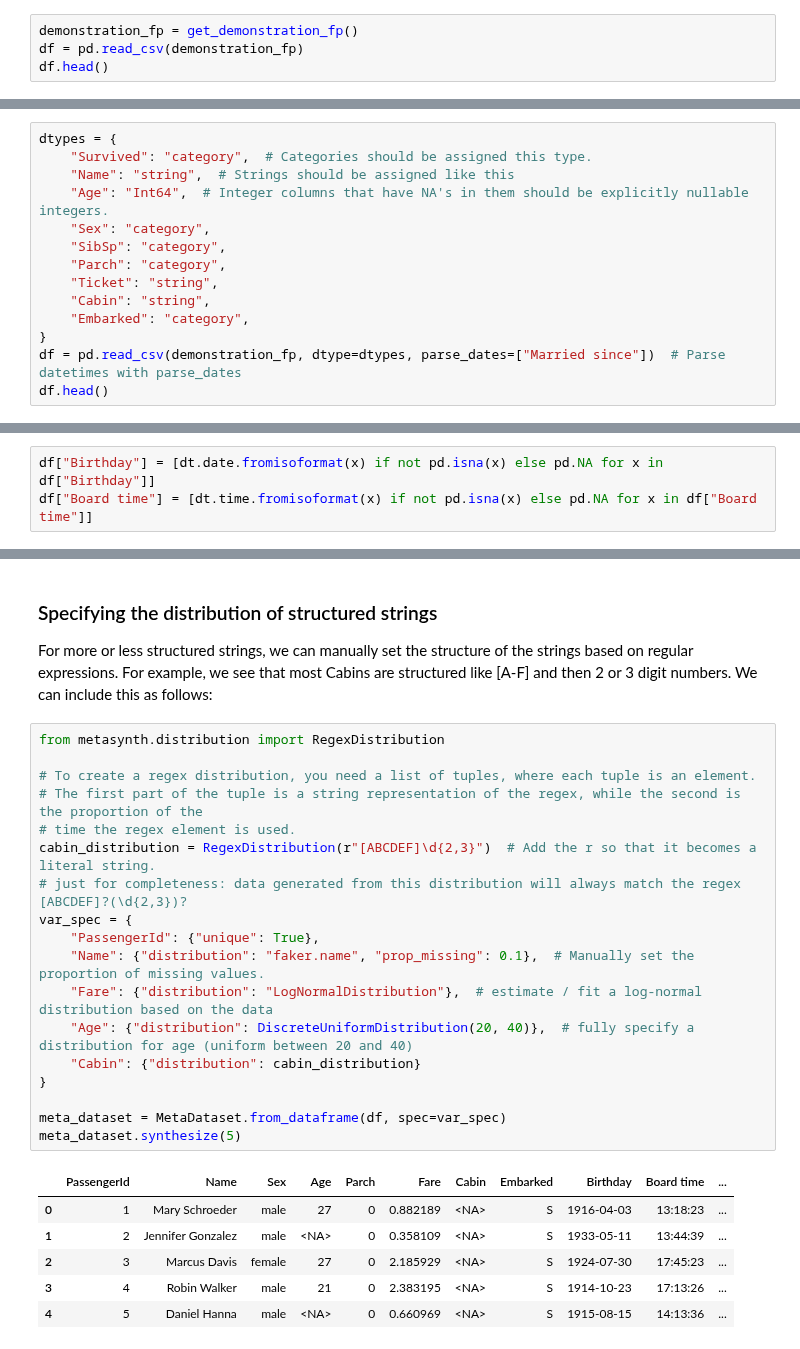
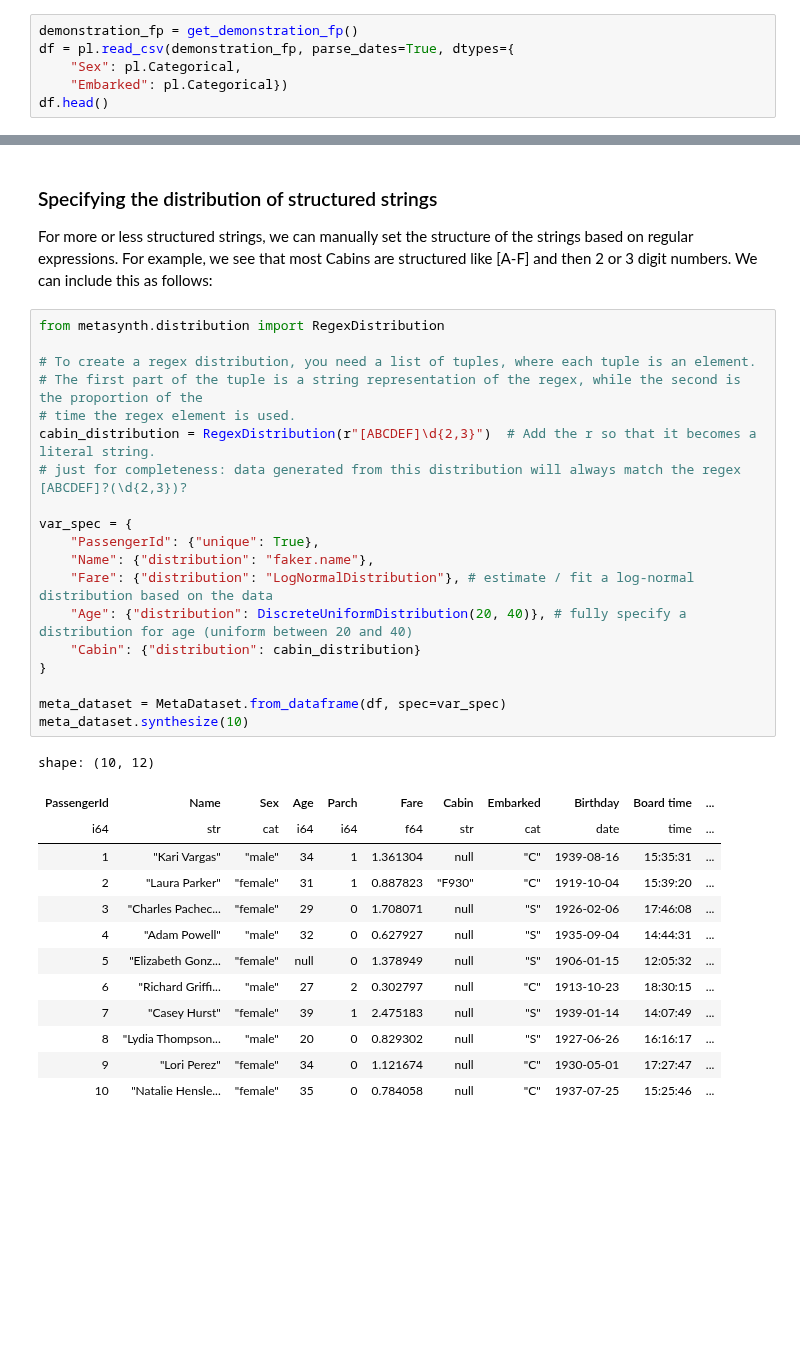
Before and after one commit to sodascience/metasyn, a Jupyter notebook: examples/advanced_tutorial.ipynb, the cells around one changed output, grey strips where cells are left out. Cells and saved outputs as stored; diff of their text form; blank space fills up the shorter version.

Commit message:
Convert MetaSynth to use polars internally

```diff
--- a/examples/advanced_tutorial.ipynb
+++ b/examples/advanced_tutorial.ipynb
@@ -18,6 +18,8 @@ from utils import get_demonstration_fp
 The first step in creating the metadata is reading and converting your dataset to a pandas DataFrame.
 # %%
 demonstration_fp = get_demonstration_fp()
-df = pd.read_csv(demonstration_fp)
+df = pl.read_csv(demonstration_fp, parse_dates=True, dtypes={
+    "Sex": pl.Categorical,
+    "Embarked": pl.Categorical})
 df.head()
 # %% [output]
@@ -34,14 +33,0 @@ In general, we support [pandas dtypes](https://pandas.pydata.org/pandas-docs/sta
-# %%
-dtypes = {
-    "Survived": "category",  # Categories should be assigned this type.
-    "Name": "string",  # Strings should be assigned like this
-    "Age": "Int64",  # Integer columns that have NA's in them should be explicitly nullable integers.
-    "Sex": "category",
-    "SibSp": "category",
-    "Parch": "category",
-    "Ticket": "string",
-    "Cabin": "string",
-    "Embarked": "category",
-}
-df = pd.read_csv(demonstration_fp, dtype=dtypes, parse_dates=["Married since"])  # Parse datetimes with parse_dates
-df.head()
@@ -61,6 +34,3 @@ Note the check for NA dates/times, otherwise it will raise an error instead.
-# %%
-df["Birthday"] = [dt.date.fromisoformat(x) if not pd.isna(x) else pd.NA for x in df["Birthday"]]
-df["Board time"] = [dt.time.fromisoformat(x) if not pd.isna(x) else pd.NA for x in df["Board time"]]
 # %% [markdown]
 Now, let's check the data types of our DataFrame:
 # %%
@@ -234,25 +209,33 @@ For more or less structured strings, we can manually set the structure of the st
 # %%
 from metasynth.distribution import RegexDistribution
 
 # To create a regex distribution, you need a list of tuples, where each tuple is an element.
 # The first part of the tuple is a string representation of the regex, while the second is the proportion of the
 # time the regex element is used.
 cabin_distribution = RegexDistribution(r"[ABCDEF]\d{2,3}")  # Add the r so that it becomes a literal string.
 # just for completeness: data generated from this distribution will always match the regex [ABCDEF]?(\d{2,3})?
+
 var_spec = {
     "PassengerId": {"unique": True},
-    "Name": {"distribution": "faker.name", "prop_missing": 0.1},  # Manually set the proportion of missing values.
-    "Fare": {"distribution": "LogNormalDistribution"},  # estimate / fit a log-normal distribution based on the data
-    "Age": {"distribution": DiscreteUniformDistribution(20, 40)},  # fully specify a distribution for age (uniform between 20 and 40)
+    "Name": {"distribution": "faker.name"},
+    "Fare": {"distribution": "LogNormalDistribution"}, # estimate / fit a log-normal distribution based on the data
+    "Age": {"distribution": DiscreteUniformDistribution(20, 40)}, # fully specify a distribution for age (uniform between 20 and 40)
     "Cabin": {"distribution": cabin_distribution}
 }
 
 meta_dataset = MetaDataset.from_dataframe(df, spec=var_spec)
-meta_dataset.synthesize(5)
+meta_dataset.synthesize(10)
 # %% [output]
+shape: (10, 12)
-|  | PassengerId | Name | Sex | Age | Parch | Fare | Cabin | Embarked | Birthday | Board time | ... |
-| 0 | 1 | Mary Schroeder | male | 27 | 0 | 0.882189 | <NA> | S | 1916-04-03 | 13:18:23 | ... |
-| 1 | 2 | Jennifer Gonzalez | male | <NA> | 0 | 0.358109 | <NA> | S | 1933-05-11 | 13:44:39 | ... |
-| 2 | 3 | Marcus Davis | female | 27 | 0 | 2.185929 | <NA> | S | 1924-07-30 | 17:45:23 | ... |
-| 3 | 4 | Robin Walker | male | 21 | 0 | 2.383195 | <NA> | S | 1914-10-23 | 17:13:26 | ... |
-| 4 | 5 | Daniel Hanna | male | <NA> | 0 | 0.660969 | <NA> | S | 1915-08-15 | 14:13:36 | ... |
+| PassengerId | Name | Sex | Age | Parch | Fare | Cabin | Embarked | Birthday | Board time | ... |
+| i64 | str | cat | i64 | i64 | f64 | str | cat | date | time | ... |
+| 1 | "Kari Vargas" | "male" | 34 | 1 | 1.361304 | null | "C" | 1939-08-16 | 15:35:31 | ... |
+| 2 | "Laura Parker" | "female" | 31 | 1 | 0.887823 | "F930" | "C" | 1919-10-04 | 15:39:20 | ... |
+| 3 | "Charles Pachec... | "female" | 29 | 0 | 1.708071 | null | "S" | 1926-02-06 | 17:46:08 | ... |
+| 4 | "Adam Powell" | "male" | 32 | 0 | 0.627927 | null | "S" | 1935-09-04 | 14:44:31 | ... |
+| 5 | "Elizabeth Gonz... | "female" | null | 0 | 1.378949 | null | "S" | 1906-01-15 | 12:05:32 | ... |
+| 6 | "Richard Griffi... | "male" | 27 | 2 | 0.302797 | null | "C" | 1913-10-23 | 18:30:15 | ... |
+| 7 | "Casey Hurst" | "female" | 39 | 1 | 2.475183 | null | "S" | 1939-01-14 | 14:07:49 | ... |
+| 8 | "Lydia Thompson... | "male" | 20 | 0 | 0.829302 | null | "S" | 1927-06-26 | 16:16:17 | ... |
+| 9 | "Lori Perez" | "female" | 34 | 0 | 1.121674 | null | "C" | 1930-05-01 | 17:27:47 | ... |
+| 10 | "Natalie Hensle... | "female" | 35 | 0 | 0.784058 | null | "C" | 1937-07-25 | 15:25:46 | ... |
```
Also changed, not shown: parts of 13 cells of this notebook, 20 other files.
